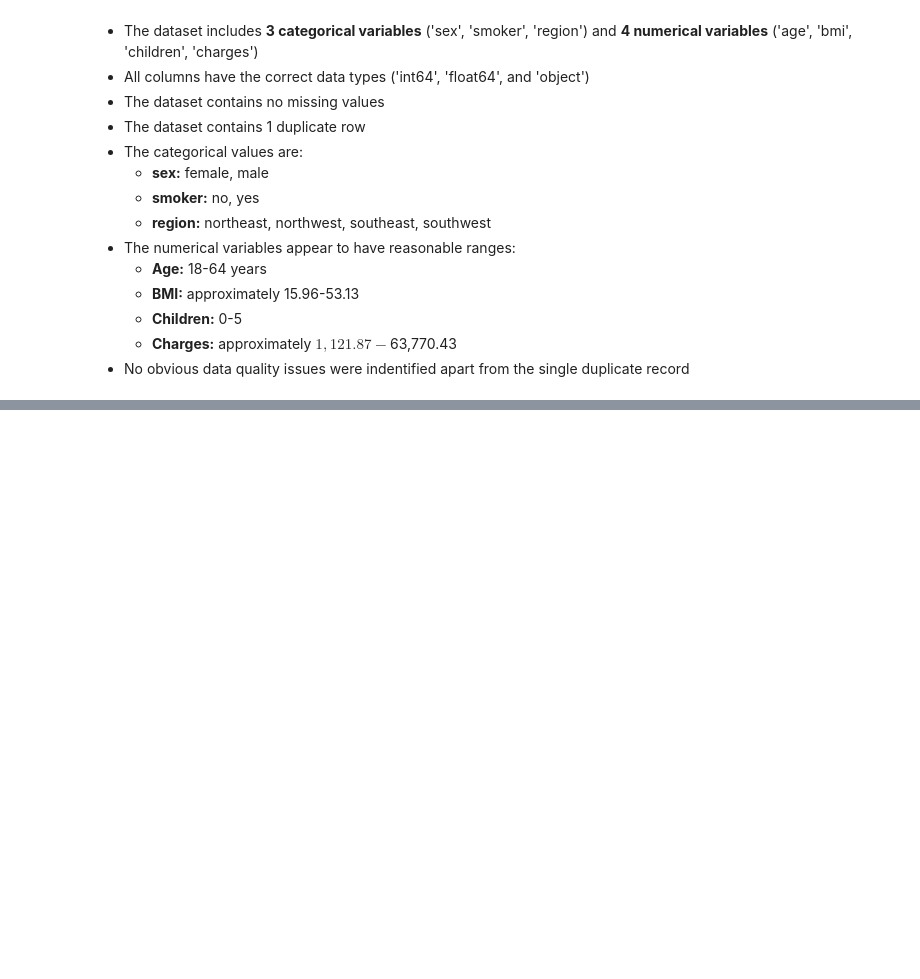
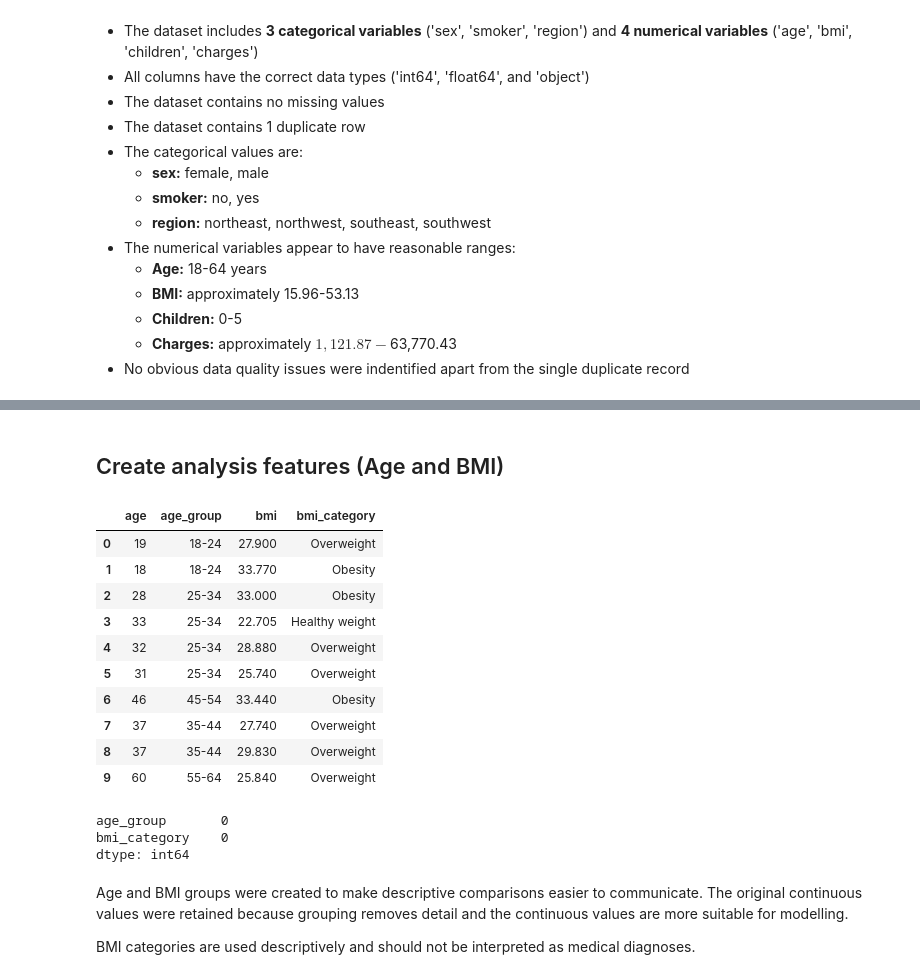
Before and after one commit to Ellusive89/Healthcare-Insurance-Cost-Analysis, a Jupyter notebook: jupyter_notebooks/Data_Collection_and_Cleaning.ipynb, the cells around one changed output, grey strips where cells are left out. Saved outputs shown, nothing was run; the diff lists cells and outputs as text; code cells hidden in the pictures; blank space fills up the shorter version.

```diff
--- a/jupyter_notebooks/Data_Collection_and_Cleaning.ipynb
+++ b/jupyter_notebooks/Data_Collection_and_Cleaning.ipynb
@@ -159,0 +299,73 @@ region: ['northeast', 'northwest', 'southeast', 'southwest']
+# %% [markdown]
+## Create analysis features (Age and BMI)
+# %%
+insurance_clean["age_group"] = pd.cut(
+    insurance_clean["age"],
+    bins=[18, 25, 35, 45, 55, 65],
+    labels=[
+        "18-24",
+        "25-34",
+        "35-44",
+        "45-54",
+        "55-64"
+    ],
+    right=False,
+    include_lowest=True
+)
+# %%
+insurance_clean["bmi_category"] = pd.cut(
+    insurance_clean["bmi"],
+    bins=[
+        0,
+        18.5,
+        25,
+        30,
+        float("inf")
+    ],
+    labels=[
+        "Underweight",
+        "Healthy weight",
+        "Overweight",
+        "Obesity"
+    ],
+    right=False
+)
+# %%
+insurance_clean[
+    [
+        "age",
+        "age_group",
+        "bmi",
+        "bmi_category"
+    ]
+].head(10)
+# %% [output]
+|  | age | age_group | bmi | bmi_category |
+| 0 | 19 | 18-24 | 27.900 | Overweight |
+| 1 | 18 | 18-24 | 33.770 | Obesity |
+| 2 | 28 | 25-34 | 33.000 | Obesity |
+| 3 | 33 | 25-34 | 22.705 | Healthy weight |
+| 4 | 32 | 25-34 | 28.880 | Overweight |
+| 5 | 31 | 25-34 | 25.740 | Overweight |
+| 6 | 46 | 45-54 | 33.440 | Obesity |
+| 7 | 37 | 35-44 | 27.740 | Overweight |
+| 8 | 37 | 35-44 | 29.830 | Overweight |
+| 9 | 60 | 55-64 | 25.840 | Overweight |
+# %%
+insurance_clean[
+    [
+        "age_group",
+        "bmi_category"
+    ]
+].isna().sum()
+# %% [output]
+age_group       0
+bmi_category    0
+dtype: int64
+# %% [markdown]
+Age and BMI groups were created to make descriptive comparisons easier to
+communicate. The original continuous values were retained because grouping
+removes detail and the continuous values are more suitable for modelling.
+
+BMI categories are used descriptively and should not be interpreted as
+medical diagnoses.
```
Also changed, not shown: parts of 8 cells of this notebook.
